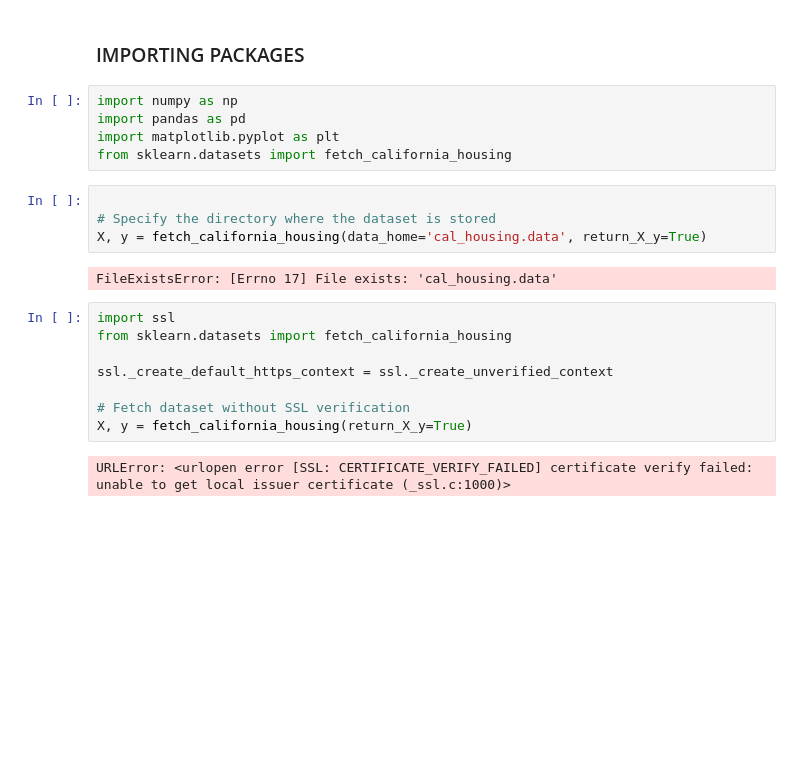
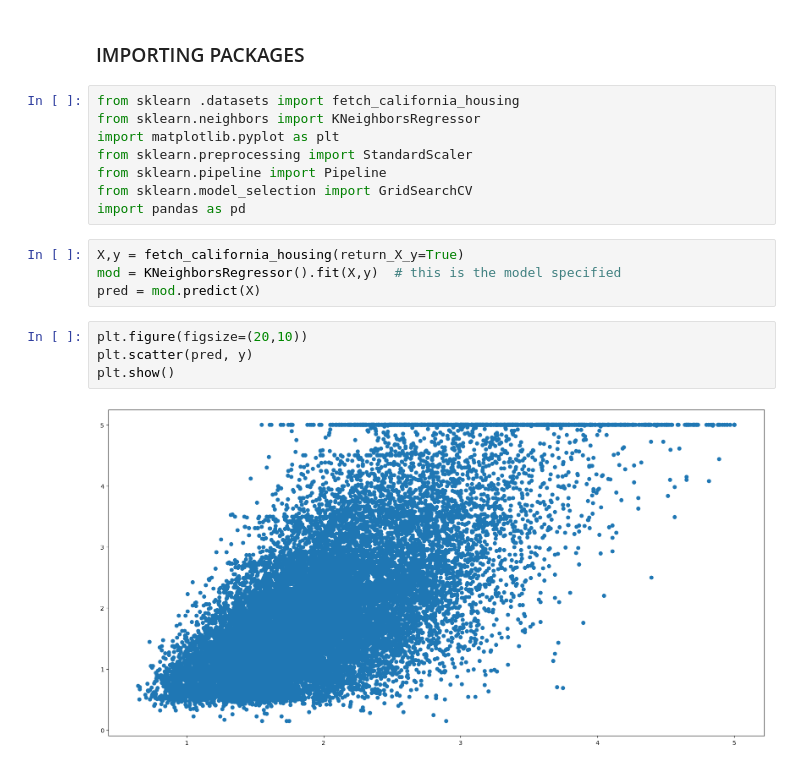
Before and after one commit to shaguntembhurne/MACHINE-LEARNING-, a Jupyter notebook: scikit learn.ipynb, the cells around one changed output. Cells and saved outputs as stored; diff of their text form; blank space fills up the shorter version.

```diff
--- a/scikit learn.ipynb
+++ b/scikit learn.ipynb
@@ -1,23 +1,20 @@
 # %% [markdown]
 ### IMPORTING PACKAGES
 # %%
-import numpy as np
+from sklearn .datasets import fetch_california_housing
+from sklearn.neighbors import KNeighborsRegressor
+import matplotlib.pyplot as plt
+from sklearn.preprocessing import StandardScaler
+from sklearn.pipeline import Pipeline
+from sklearn.model_selection import GridSearchCV
 import pandas as pd
-import matplotlib.pyplot as plt
-from sklearn.datasets import fetch_california_housing
-# %%
-
-# Specify the directory where the dataset is stored
-X, y = fetch_california_housing(data_home='cal_housing.data', return_X_y=True)
-# %% [output]
-FileExistsError: [Errno 17] File exists: 'cal_housing.data'
-# %%
-import ssl
-from sklearn.datasets import fetch_california_housing
-
-ssl._create_default_https_context = ssl._create_unverified_context
-
-# Fetch dataset without SSL verification
-X, y = fetch_california_housing(return_X_y=True)
-# %% [output]
-URLError: <urlopen error [SSL: CERTIFICATE_VERIFY_FAILED] certificate verify failed: unable to get local issuer certificate (_ssl.c:1000)>
+# %%
+X,y = fetch_california_housing(return_X_y=True)
+mod = KNeighborsRegressor().fit(X,y)  # this is the model specified
+pred = mod.predict(X)
+# %%
+plt.figure(figsize=(20,10))
+plt.scatter(pred, y)
+plt.show()
+# %% [output]
+[figure, added]
```
Also changed, not shown: parts of 5 cells of this notebook.
